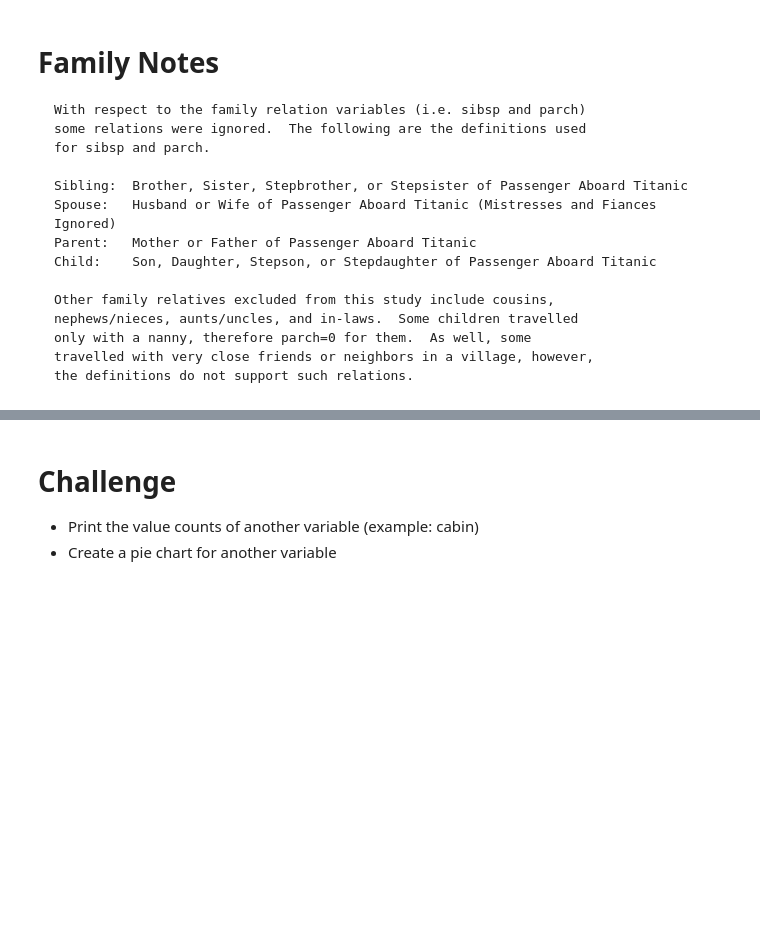
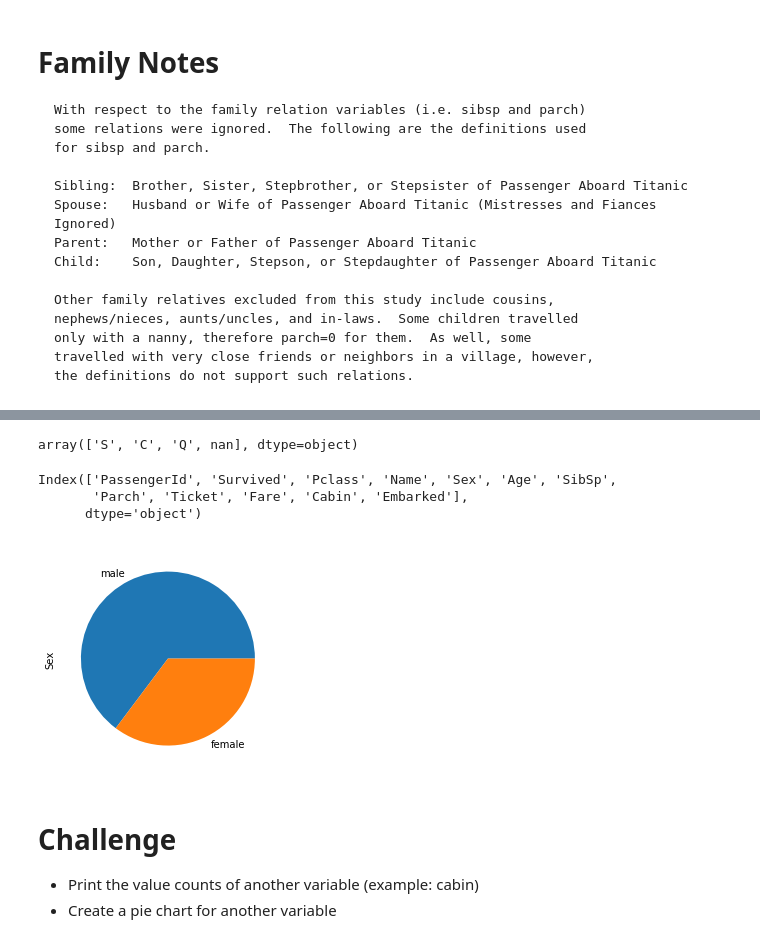
Before and after one commit to GCDigitalFellows/gcdri_ts_cat_ml, a Jupyter notebook: Jan2018_stats.ipynb, the cells around one changed output, grey strips where cells are left out. Drawn from its saved outputs; the diff is of its cells as text; code cells hidden in the pictures; blank space fills up the shorter version.

```diff
--- a/Jan2018_stats.ipynb
+++ b/Jan2018_stats.ipynb
@@ -97,9 +142,20 @@ df['Survived'].value_counts()
+# %%
+df['Embarked'].unique()
+# %% [output]
+array(['S', 'C', 'Q', nan], dtype=object)
+# %%
+df.columns
+# %% [output]
+Index(['PassengerId', 'Survived', 'Pclass', 'Name', 'Sex', 'Age', 'SibSp',
+       'Parch', 'Ticket', 'Fare', 'Cabin', 'Embarked'],
+      dtype='object')
 # %%
 %matplotlib inline
 fig, ax = plt.subplots()
-df['Survived'].value_counts().plot.pie(ax=ax,
-                                       labels=["Deid", "Survived"])
+df['Sex'].value_counts().plot.pie(ax=ax)#, #labels=["Died", "Lived"])
 ax.set_aspect('equal') # this makes it a circle
+# %% [output]
+[figure, added]
 # %% [markdown]
 Challenge
 =====
```
Also changed, not shown: parts of 31 cells of this notebook, 5 other files.
